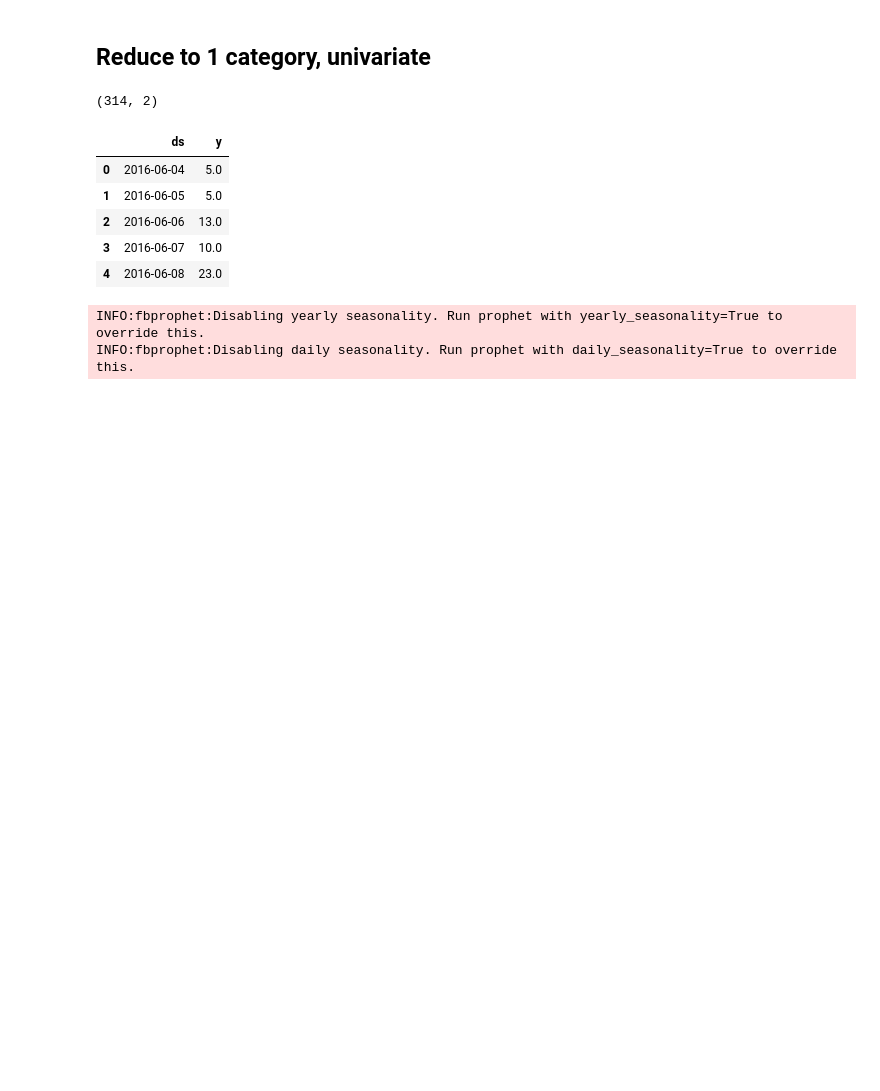
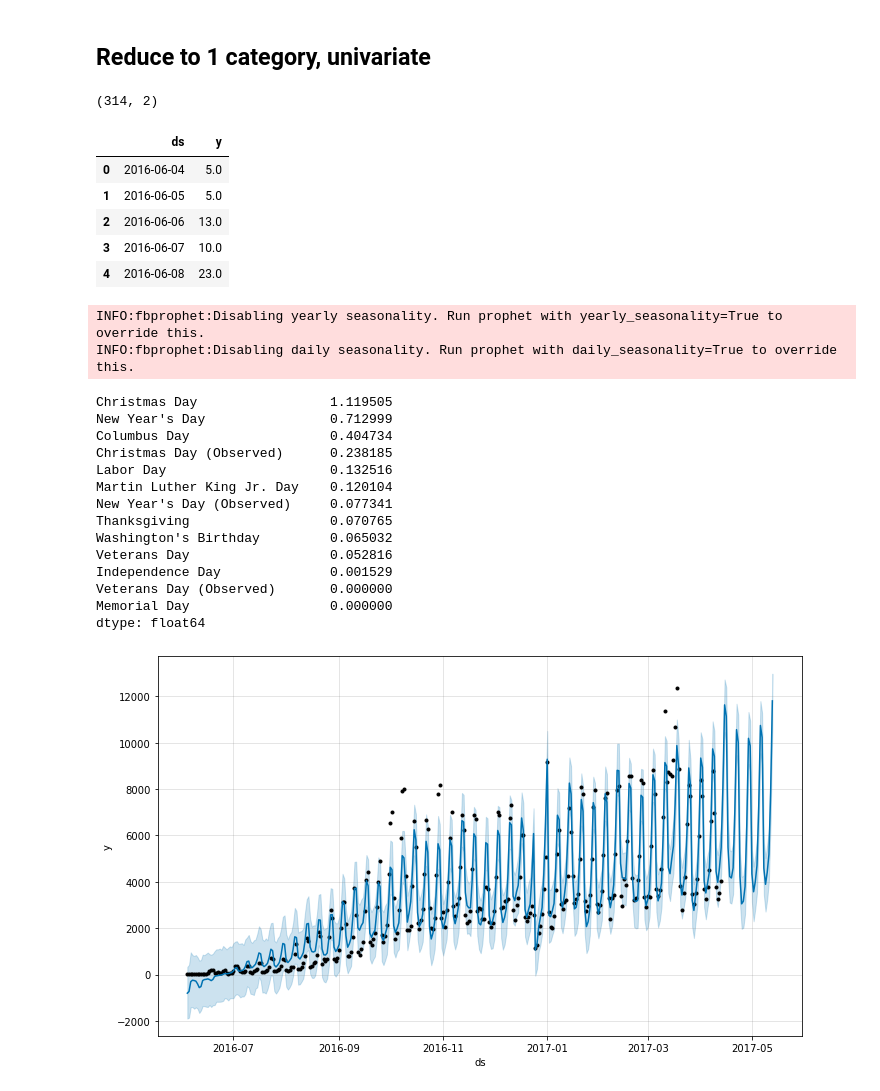
Before and after one commit to bonchae/msda-workshop, a Jupyter notebook: Ride Austin - Forecasting.ipynb, the cells around one changed output. Drawn from its saved outputs; the diff is of its cells as text; code cells hidden in the pictures; blank space fills up the shorter version.

```diff
--- a/Ride Austin - Forecasting.ipynb
+++ b/Ride Austin - Forecasting.ipynb
@@ -647,25 +650,35 @@ disp(prophet_df)
 # %%
 # Initialize model
 m = Prophet(growth='linear', seasonality_mode='multiplicative', weekly_seasonality=True)
 m.add_seasonality(name='monthly', period=30.5, fourier_order=5)
 m.add_country_holidays(country_name='US')
-holiday_cols = ['Christmas Day', 'Columbus Day', 'Independence Day', 'Independence Day (Observed)', 'Labor Day',
-                'Martin Luther King Jr. Day', 'Memorial Day', "New Year's Day", 'Thanksgiving', 'Veterans Day',
+holiday_cols = ['Christmas Day', 'Christmas Day (Observed)', 'Columbus Day', 'Independence Day', 'Labor Day',
+                'Martin Luther King Jr. Day', 'Memorial Day', "New Year's Day", "New Year's Day (Observed)", 'Thanksgiving', 'Veterans Day',
                 'Veterans Day (Observed)', "Washington's Birthday"]
-holiday_df = pd.DataFrame({'holiday': holiday_cols, 'effect': np.nan})
 
 horizon = 30
 m.fit(prophet_df)
-# future = m.make_future_dataframe(periods=horizon, freq='D')
-# pred = m.predict(future)
+future = m.make_future_dataframe(periods=horizon, freq='D')
+pred = m.predict(future)
 
-# fig = m.plot(pred);
-# m.plot_components(pred);
-
-# print(f'Time: {time.time() - start_time}')
-# print(f'\nHoliday Effects')
-# for col in holiday_cols:
-#     print(f'\t{col}: {round(abs(pred[col]).max(), 1)}')
+fig = m.plot(pred);
+m.plot_components(pred);
+print(abs(pred[holiday_cols]).max().sort_values(ascending=False));
 # %% [output]
 INFO:fbprophet:Disabling yearly seasonality. Run prophet with yearly_seasonality=True to override this.
 INFO:fbprophet:Disabling daily seasonality. Run prophet with daily_seasonality=True to override this.
+Christmas Day                 1.119505
+New Year's Day                0.712999
+Columbus Day                  0.404734
+Christmas Day (Observed)      0.238185
+Labor Day                     0.132516
+Martin Luther King Jr. Day    0.120104
+New Year's Day (Observed)     0.077341
+Thanksgiving                  0.070765
+Washington's Birthday         0.065032
+Veterans Day                  0.052816
+Independence Day              0.001529
+Veterans Day (Observed)       0.000000
+Memorial Day                  0.000000
+dtype: float64
+[figure, added]
```
Also changed, not shown: parts of 19 cells of this notebook.
